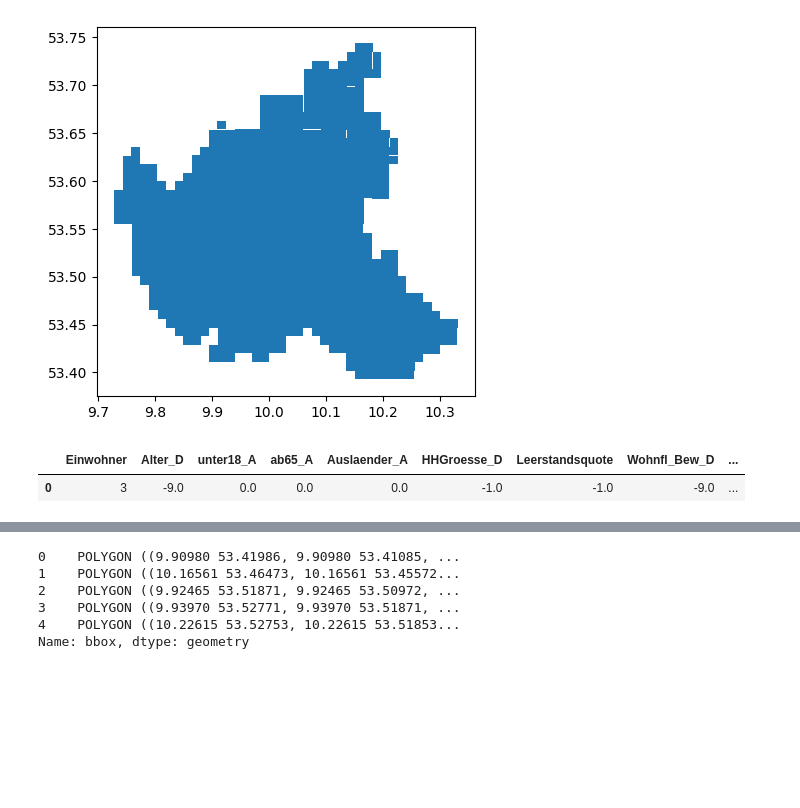
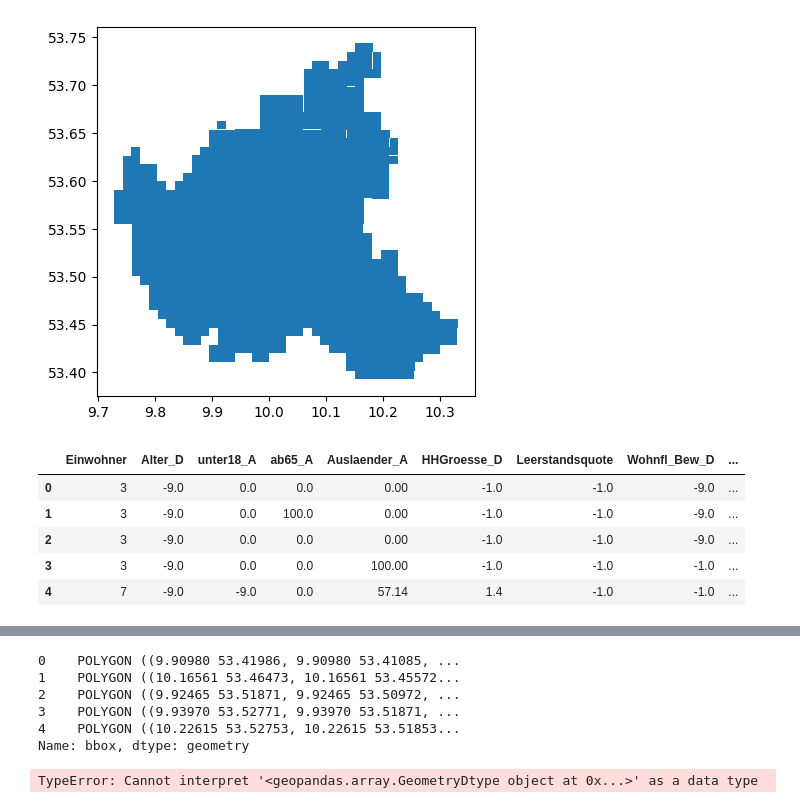
Before and after one commit to NicoLanghans/Master-Thesis, a Jupyter notebook: get_population_data/census_dataset.ipynb, the cells around one changed output, grey strips where cells are left out. Cells and saved outputs as stored; diff of their text form; code cells hidden in the pictures; blank space fills up the shorter version.

```diff
--- a/get_population_data/census_dataset.ipynb
+++ b/get_population_data/census_dataset.ipynb
@@ -64,9 +66,12 @@ bbox_4326.plot()
 [figure]
 # %%
 gdf['bbox'] = bbox_4326
-gdf_top50 = gdf.head(50)
-gdf.head(1)
+gdf.head()
 # %% [output]
 |  | Einwohner | Alter_D | unter18_A | ab65_A | Auslaender_A | HHGroesse_D | Leerstandsquote | Wohnfl_Bew_D | ... |
-| 0 | 3 | -9.0 | 0.0 | 0.0 | 0.0 | -1.0 | -1.0 | -9.0 | ... |
+| 0 | 3 | -9.0 | 0.0 | 0.0 | 0.00 | -1.0 | -1.0 | -9.0 | ... |
+| 1 | 3 | -9.0 | 0.0 | 100.0 | 0.00 | -1.0 | -1.0 | -9.0 | ... |
+| 2 | 3 | -9.0 | 0.0 | 0.0 | 0.00 | -1.0 | -1.0 | -9.0 | ... |
+| 3 | 3 | -9.0 | 0.0 | 0.0 | 100.00 | -1.0 | -1.0 | -1.0 | ... |
+| 4 | 7 | -9.0 | -9.0 | 0.0 | 57.14 | 1.4 | -1.0 | -1.0 | ... |
 # %%
@@ -96,3 +101,6 @@ Name: bbox, dtype: geometry
 # %%
 gdf_centroid.to_file('census_centroid_data.json', driver ='GeoJSON',mode='w')
 gdf_bbox.to_file('census_bbox_data.json', driver ='GeoJSON', mode='w')
+gdf.to_file('census_final_data.json', driver ='GeoJSON', mode='w')
+# %% [output]
+TypeError: Cannot interpret '<geopandas.array.GeometryDtype object at 0x...>' as a data type
```
Also changed, not shown: parts of 4 cells of this notebook, 5 other files.
